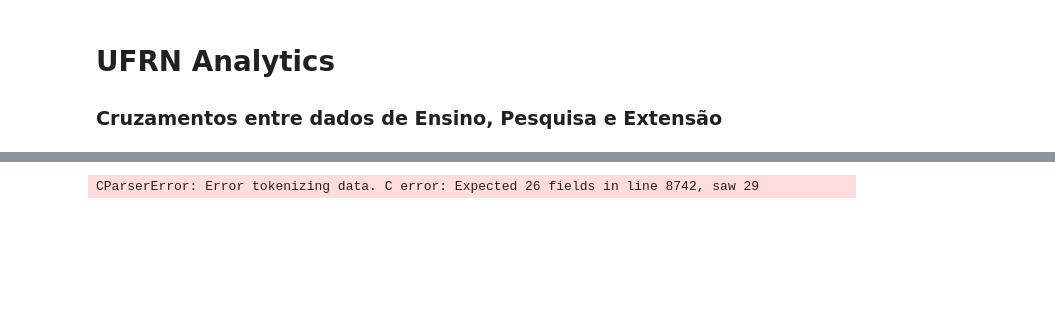
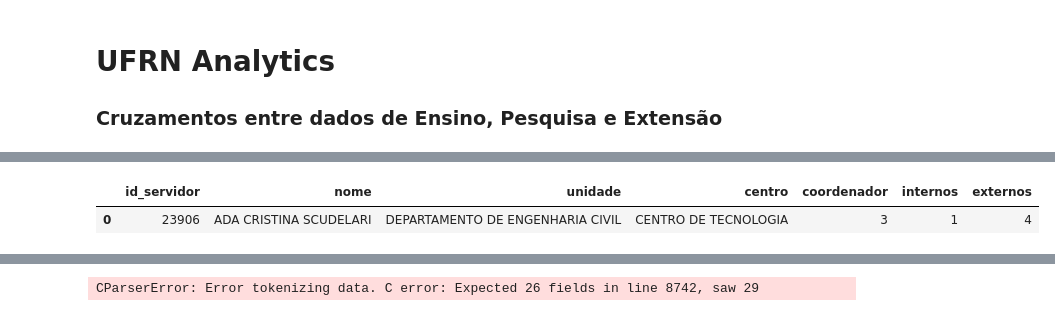
Before and after one commit to ycaroravel/UFRN-Analytics, a Jupyter notebook: Cruzamentos.ipynb, the cells around one changed output, grey strips where cells are left out. Saved outputs shown, nothing was run; the diff lists cells and outputs as text; code cells hidden in the pictures; blank space fills up the shorter version.

```diff
--- a/Cruzamentos.ipynb
+++ b/Cruzamentos.ipynb
@@ -51,0 +12,9 @@ extensao[extensao['ano']=='2016'].groupby('coordenador', as_index=False).count()
+# %%
+#import dataset
+pesquisadores = pd.read_csv('pesquisadores.csv',delimiter=';')
+# drop some unnecessary columns
+pesquisadores.drop(['Unnamed: 7'], axis=1, inplace=True)
+pesquisadores.head(1)
+# %% [output]
+|  | id_servidor | nome | unidade | centro | coordenador | internos | externos |
+| 0 | 23906 | ADA CRISTINA SCUDELARI | DEPARTAMENTO DE ENGENHARIA CIVIL | CENTRO DE TECNOLOGIA | 3 | 1 | 4 |
```
Also changed, not shown: parts of 6 cells of this notebook, 4 other files.
